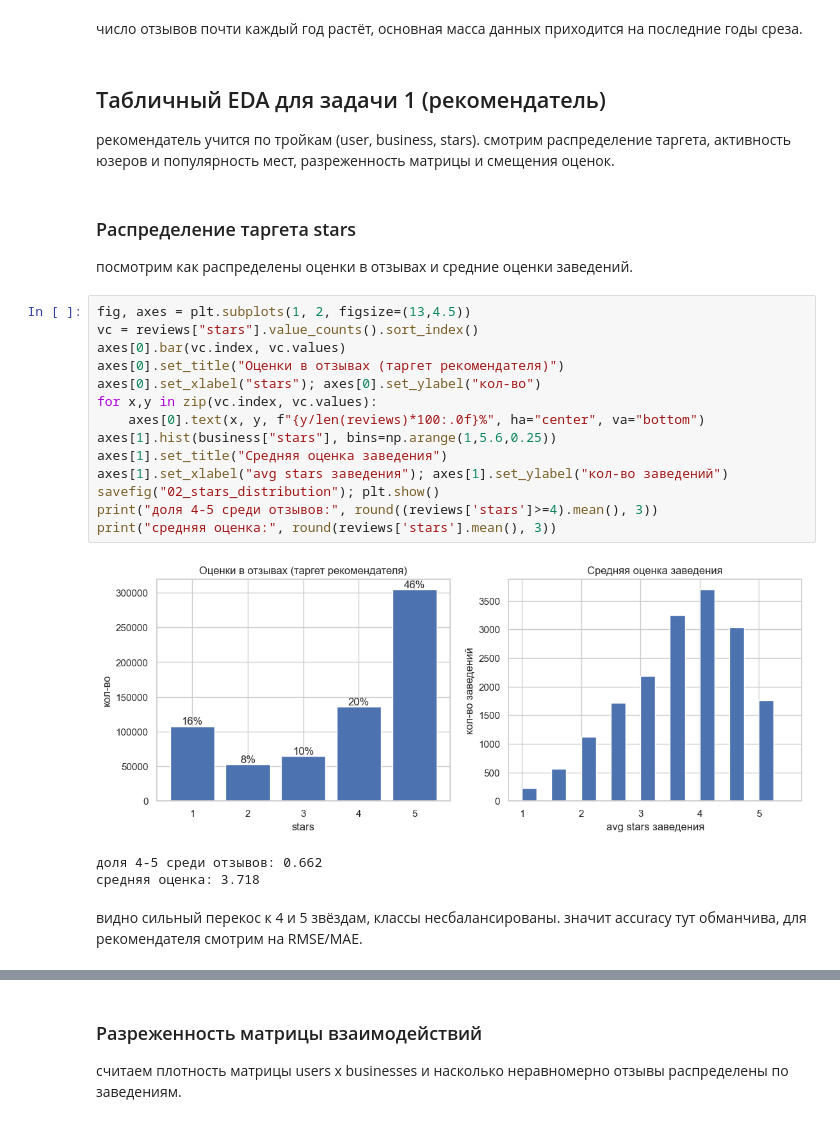
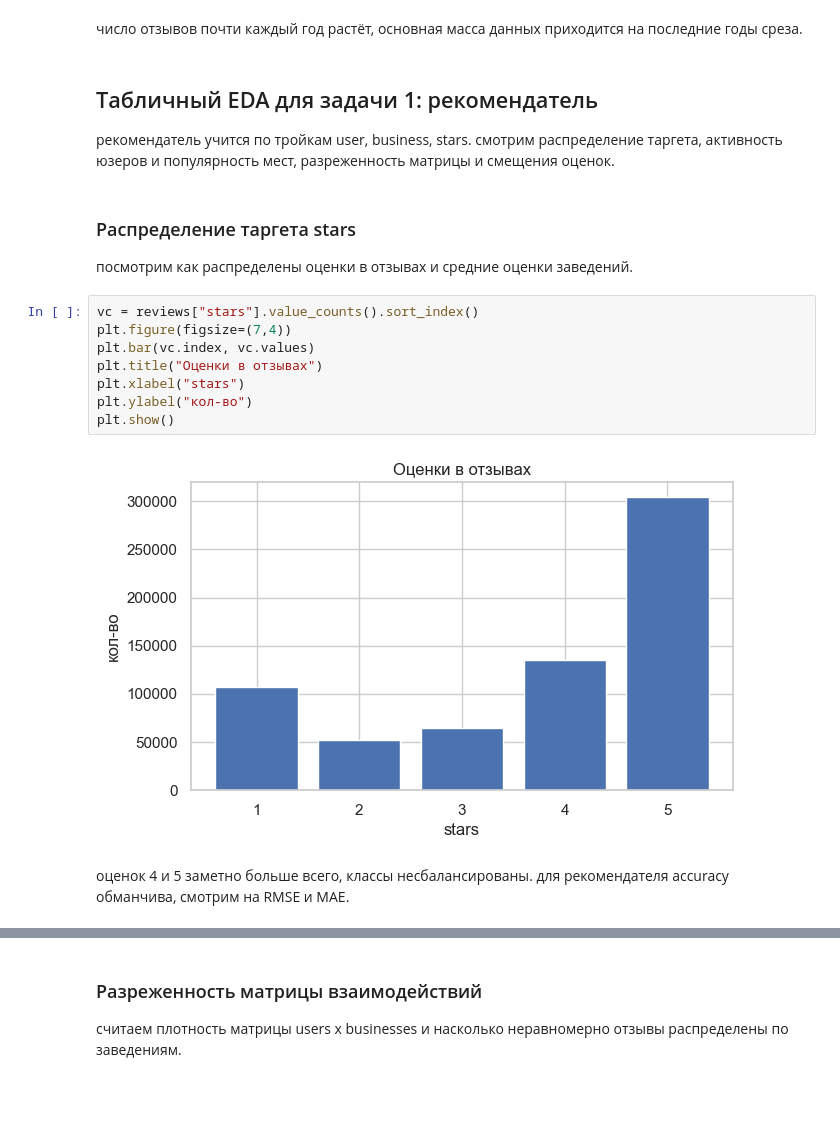
Before and after one commit to bluesteelll/gp5, a Jupyter notebook: notebooks/EDA_2.ipynb, the cells around one changed output, grey strips where cells are left out. Cells and saved outputs as stored; diff of their text form; blank space fills up the shorter version.

```diff
--- a/notebooks/EDA_2.ipynb
+++ b/notebooks/EDA_2.ipynb
@@ -94,29 +82,21 @@ savefig("01_reviews_per_year"); plt.show()
 # %% [markdown]
 число отзывов почти каждый год растёт, основная масса данных приходится на последние годы среза.
 # %% [markdown]
-## Табличный EDA для задачи 1 (рекомендатель)
+## Табличный EDA для задачи 1: рекомендатель
 
-рекомендатель учится по тройкам (user, business, stars). смотрим распределение таргета, активность юзеров и популярность мест, разреженность матрицы и смещения оценок.
+рекомендатель учится по тройкам user, business, stars. смотрим распределение таргета, активность юзеров и популярность мест, разреженность матрицы и смещения оценок.
 # %% [markdown]
 ### Распределение таргета stars
 посмотрим как распределены оценки в отзывах и средние оценки заведений.
-# %%
-fig, axes = plt.subplots(1, 2, figsize=(13,4.5))
-vc = reviews["stars"].value_counts().sort_index()
-axes[0].bar(vc.index, vc.values)
-axes[0].set_title("Оценки в отзывах (таргет рекомендателя)")
-axes[0].set_xlabel("stars"); axes[0].set_ylabel("кол-во")
-for x,y in zip(vc.index, vc.values):
-    axes[0].text(x, y, f"{y/len(reviews)*100:.0f}%", ha="center", va="bottom")
-axes[1].hist(business["stars"], bins=np.arange(1,5.6,0.25))
-axes[1].set_title("Средняя оценка заведения")
-axes[1].set_xlabel("avg stars заведения"); axes[1].set_ylabel("кол-во заведений")
-savefig("02_stars_distribution"); plt.show()
-print("доля 4-5 среди отзывов:", round((reviews['stars']>=4).mean(), 3))
-print("средняя оценка:", round(reviews['stars'].mean(), 3))
-# %% [output]
-[figure, removed]
-доля 4-5 среди отзывов: 0.662
-средняя оценка: 3.718
+# %%
+vc = reviews["stars"].value_counts().sort_index()
+plt.figure(figsize=(7,4))
+plt.bar(vc.index, vc.values)
+plt.title("Оценки в отзывах")
+plt.xlabel("stars")
+plt.ylabel("кол-во")
+plt.show()
+# %% [output]
+[figure, added]
 # %% [markdown]
-видно сильный перекос к 4 и 5 звёздам, классы несбалансированы. значит accuracy тут обманчива, для рекомендателя смотрим на RMSE/MAE.
+оценок 4 и 5 заметно больше всего, классы несбалансированы. для рекомендателя accuracy обманчива, смотрим на RMSE и MAE.
```
Also changed, not shown: parts of 59 cells of this notebook, 1 other file.
